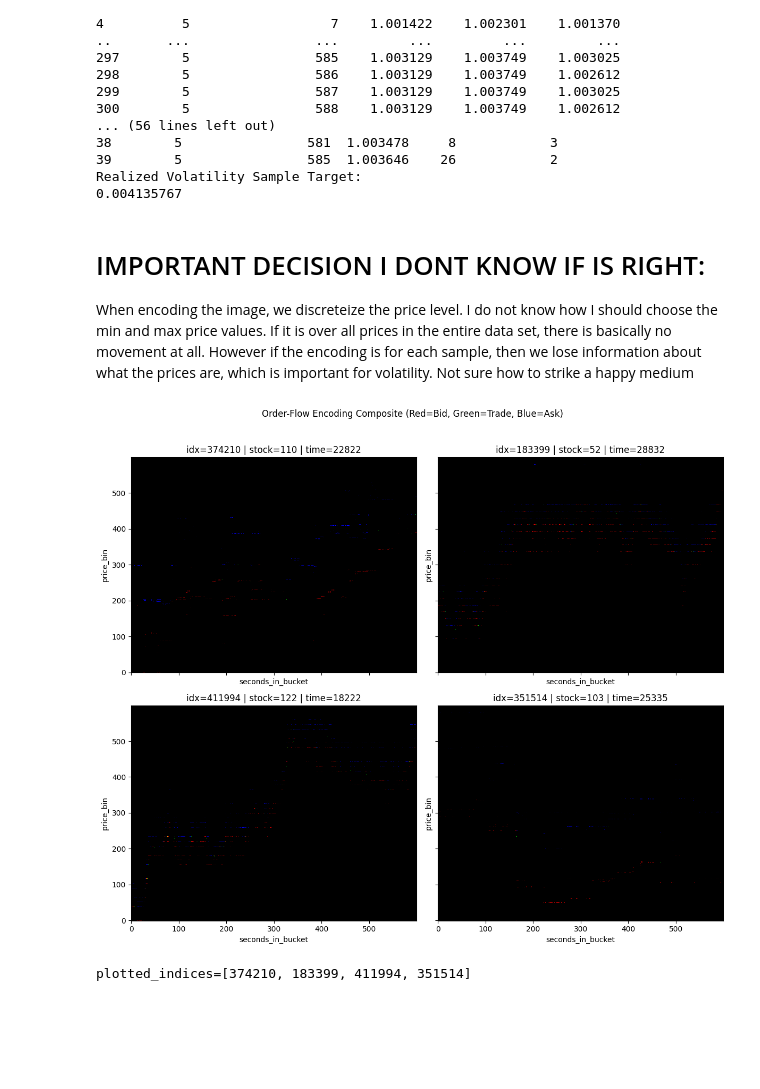
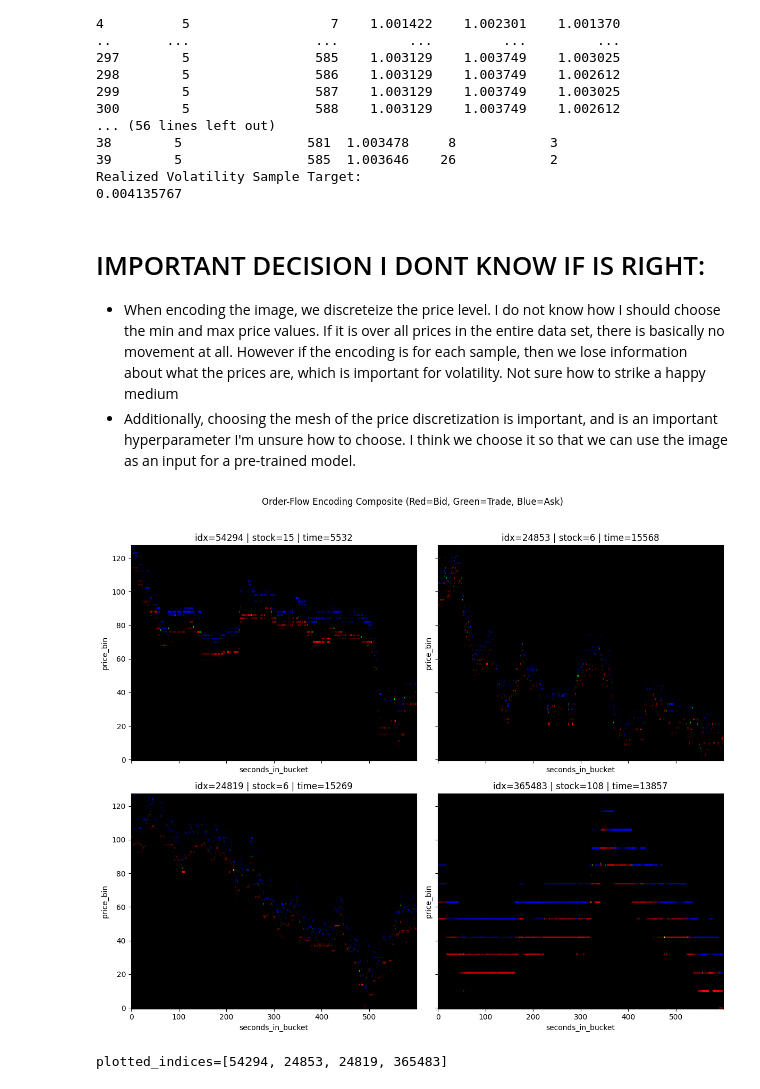
Before and after one commit to MarkDeng86/VolatilityPredictionDeepLearning, a Jupyter notebook: ImageEncoding.ipynb, the cells around one changed output. Drawn from its saved outputs; the diff is of its cells as text; code cells hidden in the pictures; blank space fills up the shorter version.

```diff
--- a/ImageEncoding.ipynb
+++ b/ImageEncoding.ipynb
@@ -109,7 +110,8 @@ Realized Volatility Sample Target:
 0.004135767
 # %% [markdown]
 # IMPORTANT DECISION I DONT KNOW IF IS RIGHT:
-When encoding the image, we discreteize the price level. I do not know how I should choose the min and max price values. If it is over all prices in the entire data set, there is basically no movement at all. However if the encoding is for each sample, then we lose information about what the prices are, which is important for volatility. Not sure how to strike a happy medium
+- When encoding the image, we discreteize the price level. I do not know how I should choose the min and max price values. If it is over all prices in the entire data set, there is basically no movement at all. However if the encoding is for each sample, then we lose information about what the prices are, which is important for volatility. Not sure how to strike a happy medium
+- Additionally, choosing the mesh of the price discretization is important, and is an important hyperparameter I'm unsure how to choose. I think we choose it so that we can use the image as an input for a pre-trained model.
 # %%
 class ToImage(object):
     def __init__(self, output_size=(600, 600, 4), bounds="auto"):
@@ -181,44 +183,40 @@ def robust_norm(x):
 
 n_samples = 4
 dataset_size = len(of_datset)
-rng = np.random.default_rng()
 
-if dataset_size >= n_samples:
-    sample_indices = rng.choice(dataset_size, size=n_samples, replace=False)
-else:
-    sample_indices = rng.choice(dataset_size, size=n_samples, replace=True)
-
-transform = ToImage()
+sample_indices = rng.choice(dataset_size, size=n_samples)
+output_size = (600, 128, 4)
+transform = ToImage(output_size = output_size)
 fig, axes = plt.subplots(2, 2, figsize=(12, 10), sharex=True, sharey=True)
 
 for ax, idx in zip(axes.ravel(), sample_indices):
-    sample_i = of_datset[int(idx)]
+    sample_i = of_datset[idx]
     trsfm_sample = transform(sample_i)["image"]
 
     bid = trsfm_sample[:, :, 0]
     ask = trsfm_sample[:, :, 1]
     trade = trsfm_sample[:, :, 2]
 
     bid_n = robust_norm(bid)
     ask_n = robust_norm(ask)
     trade_n = robust_norm(trade)
     rgb = np.stack([bid_n, trade_n, ask_n], axis=-1)
 
-    stock_id, time_id = of_datset.index_map[int(idx)]
+    stock_id, time_id = of_datset.index_map[idx]
 
     ax.imshow(np.transpose(rgb, (1, 0, 2)), origin="lower", aspect="auto", interpolation="nearest")
     ax.set_title(f"idx={int(idx)} | stock={int(stock_id)} | time={int(time_id)}")
     ax.set_xlabel("seconds_in_bucket")
     ax.set_ylabel("price_bin")
 
 plt.suptitle("Order-Flow Encoding Composite (Red=Bid, Green=Trade, Blue=Ask)", y=1.02)
 plt.tight_layout()
 plt.show()
 
 print(f"plotted_indices={sample_indices.tolist()}")
 # %% [output]
-[figure, old version]
+[figure, new version]
-plotted_indices=[374210, 183399, 411994, 351514]
+plotted_indices=[54294, 24853, 24819, 365483]
 # %% [markdown]
 # Need to Implement:
 * Dataloader, and also understand the test train split formulation in pytorch
```
Also changed, not shown: parts of 2 cells of this notebook.
